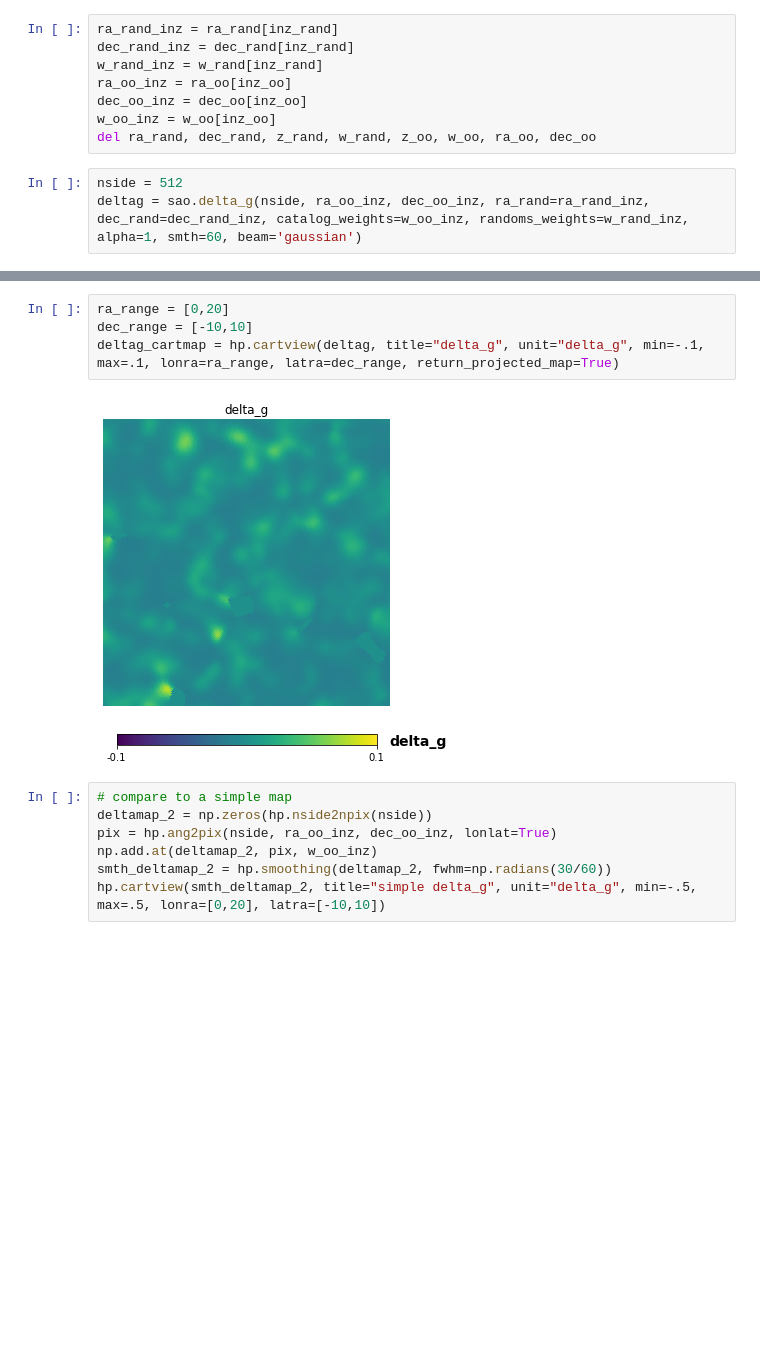
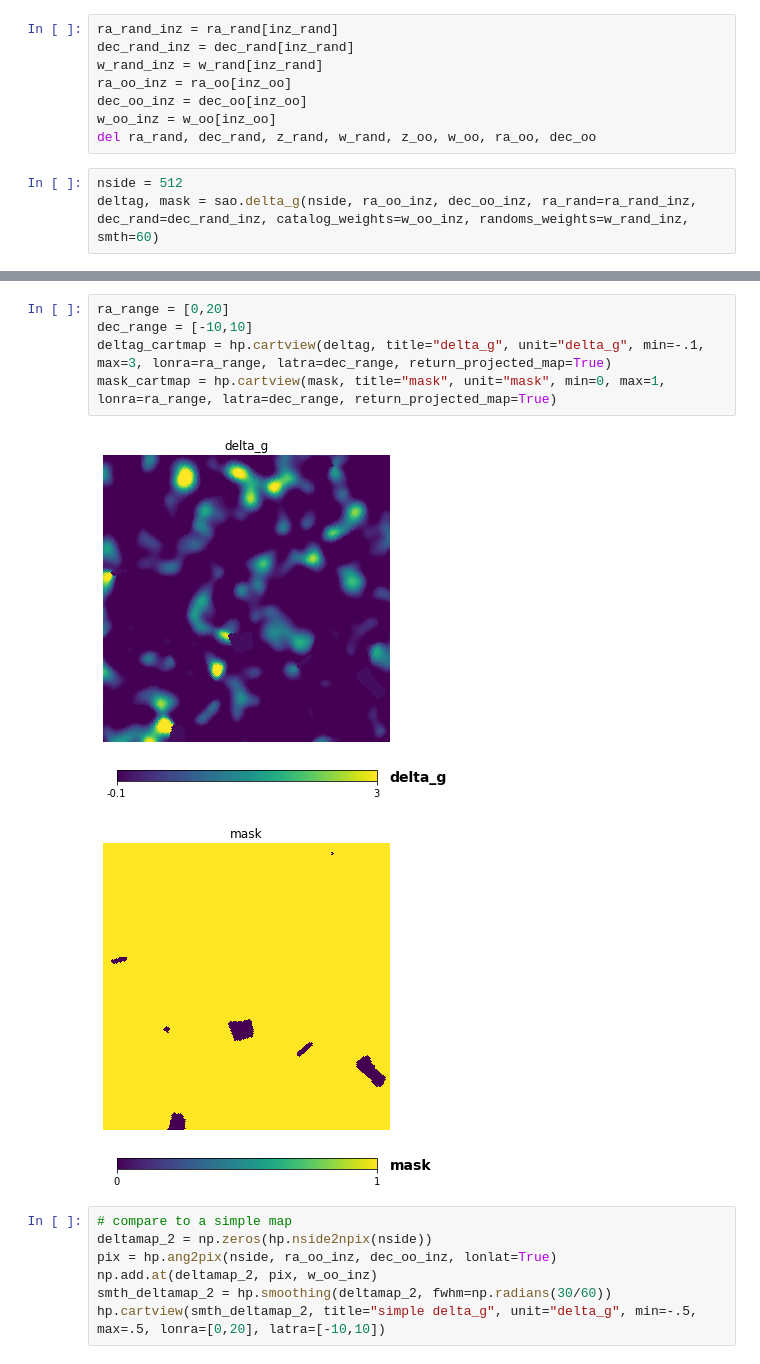
Before and after one commit to marlena6/oriented_superclustering, a Jupyter notebook: notebooks/development/test_orient_pipeline.ipynb, the cells around one changed output, grey strips where cells are left out. Cells and saved outputs as stored; diff of their text form; blank space fills up the shorter version.

```diff
--- a/notebooks/development/test_orient_pipeline.ipynb
+++ b/notebooks/development/test_orient_pipeline.ipynb
@@ -61,5 +62,5 @@ w_oo_inz = w_oo[inz_oo]
 del ra_rand, dec_rand, z_rand, w_rand, z_oo, w_oo, ra_oo, dec_oo
 # %%
 nside = 512
-deltag = sao.delta_g(nside, ra_oo_inz, dec_oo_inz, ra_rand=ra_rand_inz, dec_rand=dec_rand_inz, catalog_weights=w_oo_inz, randoms_weights=w_rand_inz, alpha=1, smth=60, beam='gaussian')
+deltag, mask = sao.delta_g(nside, ra_oo_inz, dec_oo_inz, ra_rand=ra_rand_inz, dec_rand=dec_rand_inz, catalog_weights=w_oo_inz, randoms_weights=w_rand_inz, smth=60)
 # %% [output]
@@ -76,9 +71,11 @@ Mean of delta map is 7.222569702189828e-05
 # %%
 ra_range = [0,20]
 dec_range = [-10,10]
-deltag_cartmap = hp.cartview(deltag, title="delta_g", unit="delta_g", min=-.1, max=.1, lonra=ra_range, latra=dec_range, return_projected_map=True)
+deltag_cartmap = hp.cartview(deltag, title="delta_g", unit="delta_g", min=-.1, max=3, lonra=ra_range, latra=dec_range, return_projected_map=True)
+mask_cartmap = hp.cartview(mask, title="mask", unit="mask", min=0, max=1, lonra=ra_range, latra=dec_range, return_projected_map=True)
 # %% [output]
-[figure, old version]
+[figure, new version]
+[figure, added]
 # %%
 # compare to a simple map
 deltamap_2 = np.zeros(hp.nside2npix(nside))
```
Also changed, not shown: parts of 37 cells of this notebook, 6 other files.
